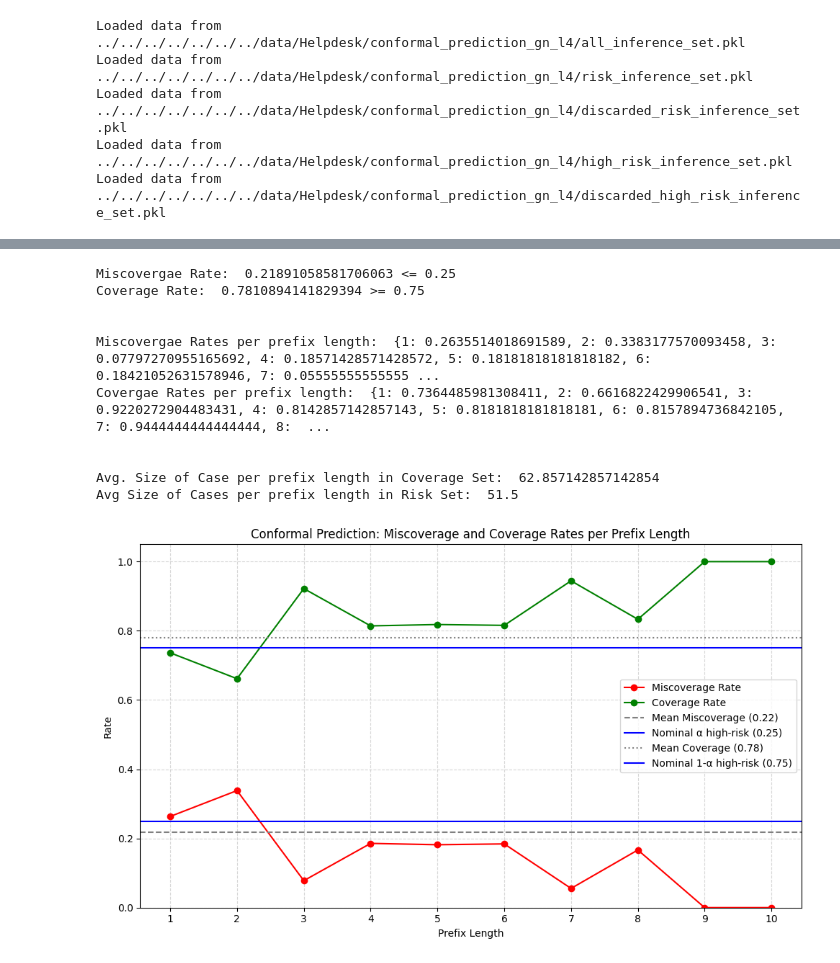
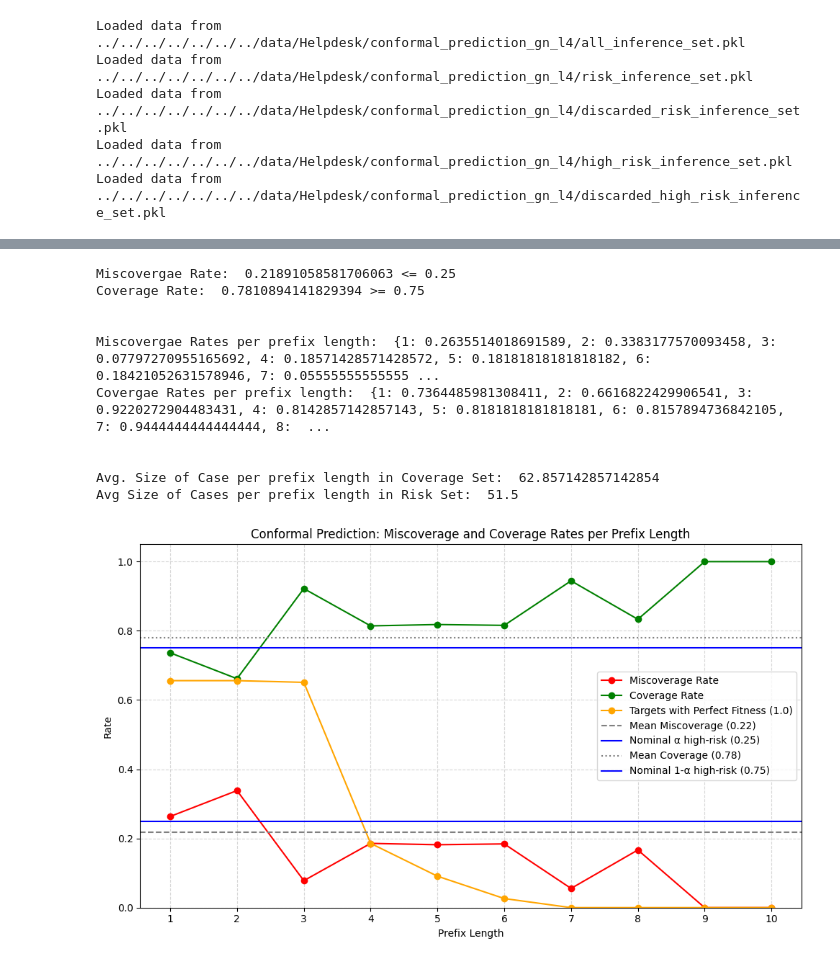
Before and after one commit to ProbabilisticSuffixPredictionLab/conformance_dev_and_pos_pred, a Jupyter notebook: src/notebooks/evaluation/Helpdesk/conformal/Helpdesk_eval_conformal_pred.ipynb, the cells around one changed output, grey strips where cells are left out. Drawn from its saved outputs; the diff is of its cells as text; code cells hidden in the pictures.

```diff
--- a/src/notebooks/evaluation/Helpdesk/conformal/Helpdesk_eval_conformal_pred.ipynb
+++ b/src/notebooks/evaluation/Helpdesk/conformal/Helpdesk_eval_conformal_pred.ipynb
@@ -167,6 +169,6 @@ Avg Size of Cases per prefix length in Risk Set:  106.5
 # %%
 # High Risk: Miscovergae (Validity) and Coverage set
-miscoverage, coverage, miscoverage_pref_len, coverage_pref_len = conf_ev_obj.coverage(targets_conformance=all_fitness_pref_len, threshold_values=r_fitness_prefix_lens)
+miscoverage, coverage, miscoverage_pref_len, coverage_pref_len, coverage_perfrect_fitness = conf_ev_obj.coverage(targets_conformance=all_fitness_pref_len, threshold_values=r_fitness_prefix_lens)
 
 print("Miscovergae Rate: ", miscoverage, "<=", alpha_high_risk)
 print("Coverage Rate: ", coverage, ">=", 1-alpha_high_risk)
@@ -187,39 +189,41 @@ print("Avg Size of Cases per prefix length in Risk Set: ", avg_size_miscovergae)
 prefixes = sorted(miscoverage_pref_len.keys())
 miscoverage_vals = [miscoverage_pref_len[p] for p in prefixes]
 coverage_vals = [coverage_pref_len[p] for p in prefixes]
+coverage_perfect_fit = [coverage_perfrect_fitness[p] for p in prefixes]
 
 # Plotting
 plt.figure(figsize=(10, 6))
 plt.plot(prefixes, miscoverage_vals, marker='o', label='Miscoverage Rate', color='red')
 plt.plot(prefixes, coverage_vals, marker='o', label='Coverage Rate', color='green')
+plt.plot(prefixes, coverage_perfect_fit, marker='o', label='Targets with Perfect Fitness (1.0)', color='orange')
 
 # Mean lines
 plt.axhline(miscoverage, color='grey', linestyle='--', label=f'Mean Miscoverage ({miscoverage:.2f})')
 plt.axhline(alpha_high_risk, color='blue', linestyle='-', label=f'Nominal α high-risk ({alpha_high_risk:.2f})')
 
 
 plt.axhline(coverage, color='grey', linestyle=':', label=f'Mean Coverage ({coverage:.2f})')
 plt.axhline(1-alpha_high_risk, color='blue', linestyle='-', label=f'Nominal 1-α high-risk ({1-alpha_high_risk:.2f})')
 
 
 plt.title('Conformal Prediction: Miscoverage and Coverage Rates per Prefix Length')
 plt.xlabel('Prefix Length')
 plt.ylabel('Rate')
 plt.xticks(prefixes)
 plt.ylim(0, 1.05)
 plt.grid(True, linestyle='--', alpha=0.5)
 plt.legend()
 plt.tight_layout()
 plt.show()
 # %% [output]
 Miscovergae Rate:  0.21891058581706063 <= 0.25
 Coverage Rate:  0.7810894141829394 >= 0.75
 
 
 Miscovergae Rates per prefix length:  {1: 0.2635514018691589, 2: 0.3383177570093458, 3: 0.07797270955165692, 4: 0.18571428571428572, 5: 0.18181818181818182, 6: 0.18421052631578946, 7: 0.05555555555555 ...
 Covergae Rates per prefix length:  {1: 0.7364485981308411, 2: 0.6616822429906541, 3: 0.9220272904483431, 4: 0.8142857142857143, 5: 0.8181818181818181, 6: 0.8157894736842105, 7: 0.9444444444444444, 8:  ...
 
 
 Avg. Size of Case per prefix length in Coverage Set:  62.857142857142854
 Avg Size of Cases per prefix length in Risk Set:  51.5
-[figure, old version]
+[figure, new version]
```
Also changed, not shown: parts of 1 cell of this notebook, 6 other files.
